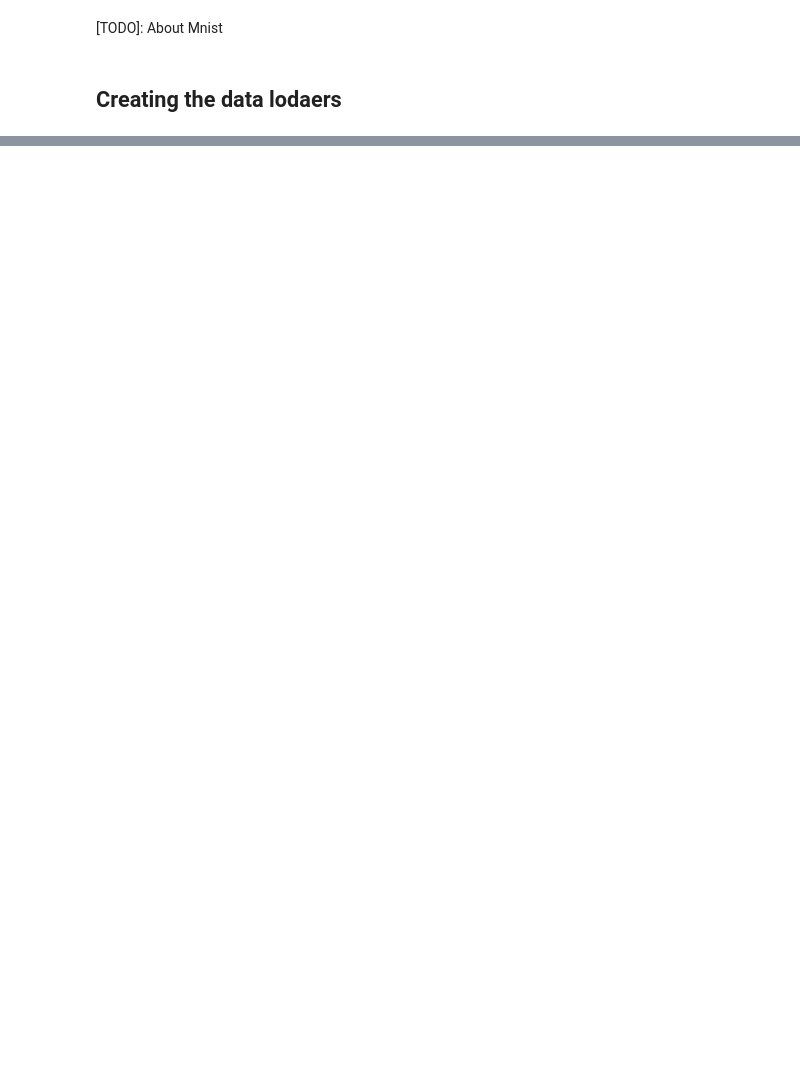
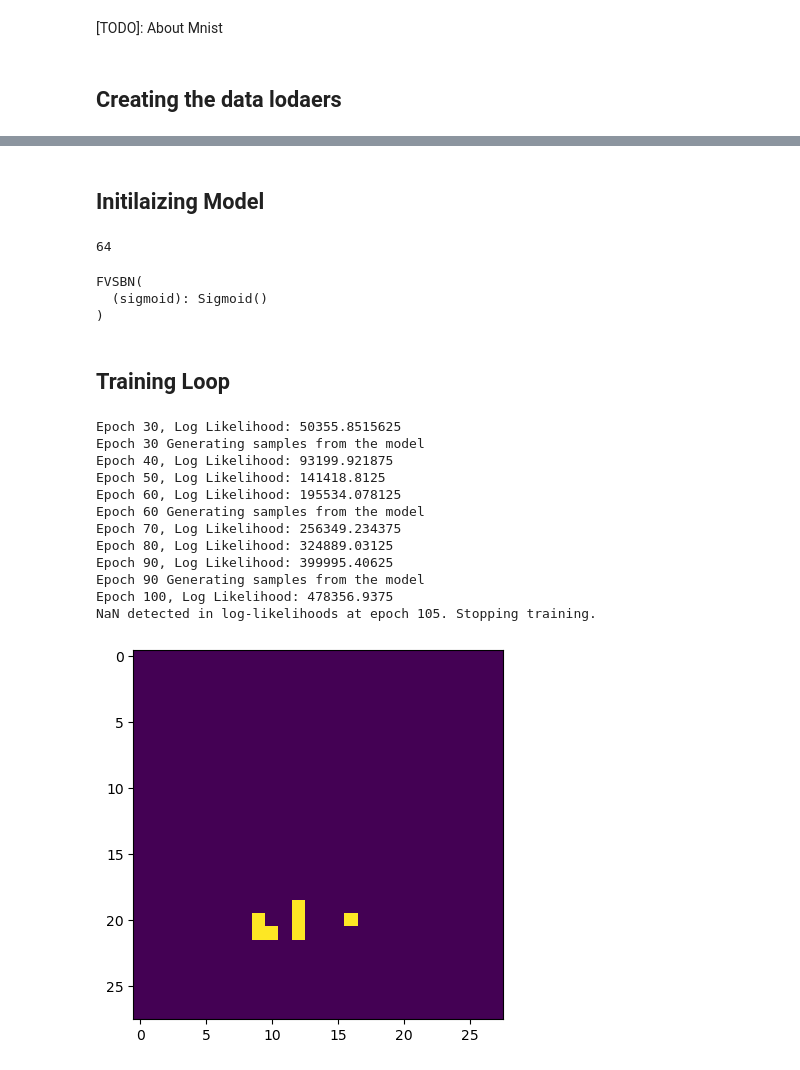
Before and after one commit to Sarthakaushal/Restart-ML, a Jupyter notebook: fvbn.ipynb, the cells around one changed output, grey strips where cells are left out. Saved outputs shown, nothing was run; the diff lists cells and outputs as text; code cells hidden in the pictures; blank space fills up the shorter version.

```diff
--- a/fvbn.ipynb
+++ b/fvbn.ipynb
@@ -1,5 +1,9 @@
 # %% [markdown]
 [TODO]: About Mnist
+# %%
+from core.utils import Utils
+
+device = Utils.select_cuda_device('cpu')
 # %% [markdown]
 ## Creating the data lodaers
 # %%
@@ -28,0 +44,75 @@ Shape of y: torch.Size([64]) torch.int64
+# %% [markdown]
+## Initilaizing Model
+# %%
+train_data_sample_shape[0]
+# %% [output]
+64
+# %%
+from core.models.fvsbn import FVSBN
+
+model = FVSBN(train_data_sample_shape[2]*train_data_sample_shape[3], device)
+print(model)
+# %% [output]
+FVSBN(
+  (sigmoid): Sigmoid()
+)
+# %%
+import torch.nn as nn
+import torch
+# Define the loss function
+criterion = nn.BCELoss(reduction='sum')
+
+# Define the optimizer
+optimizer = torch.optim.Adam(model.parameters(), lr=0.001)
+# %% [markdown]
+## Training Loop
+# %%
+from tqdm import tqdm
+import matplotlib.pyplot as plt
+
+st_epochs = 21
+epochs = 400
+# Training
+# tr_bar = tqdm(list(range(epochs)))
+ep_loss = []
+test_loss = []
+model_saturated = False
+for epoch in range(st_epochs,epochs):
+    for images, _ in train_loader:
+        images = images.view(images.size(0), -1)
+        log_likelihoods = model(images.to(device))# we want to maximize the probability
+        loss = -log_likelihoods
+        loss.backward()
+        optimizer.step()
+    # Check for NaN in log-likelihoods
+        if torch.isnan(log_likelihoods).any():
+            print(f"NaN detected in log-likelihoods at epoch {epoch+1}. Stopping training.")
+            model_saturated = True
+            break
+    if model_saturated:
+        break
+    if (epoch+1)%10 == 0:
+        loss = loss.item()
+        ep_loss.append(loss)
+        print(f'Epoch {epoch+1}, Log Likelihood: {log_likelihoods.item()}')
+    if (epoch+1)%30 == 0:
+        print(f'Epoch {epoch+1} Generating samples from the model')
+        x = model.sample(2)
+        # x.nansum()
+        x = x.view(2, 28,28)
+        plt.imshow(x[0])
+        plt.imshow(x[1])
+# %% [output]
+Epoch 30, Log Likelihood: 50355.8515625
+Epoch 30 Generating samples from the model
+Epoch 40, Log Likelihood: 93199.921875
+Epoch 50, Log Likelihood: 141418.8125
+Epoch 60, Log Likelihood: 195534.078125
+Epoch 60 Generating samples from the model
+Epoch 70, Log Likelihood: 256349.234375
+Epoch 80, Log Likelihood: 324889.03125
+Epoch 90, Log Likelihood: 399995.40625
+Epoch 90 Generating samples from the model
+Epoch 100, Log Likelihood: 478356.9375
+NaN detected in log-likelihoods at epoch 105. Stopping training.
+[figure, added]
```
Also changed, not shown: parts of 21 cells of this notebook.
